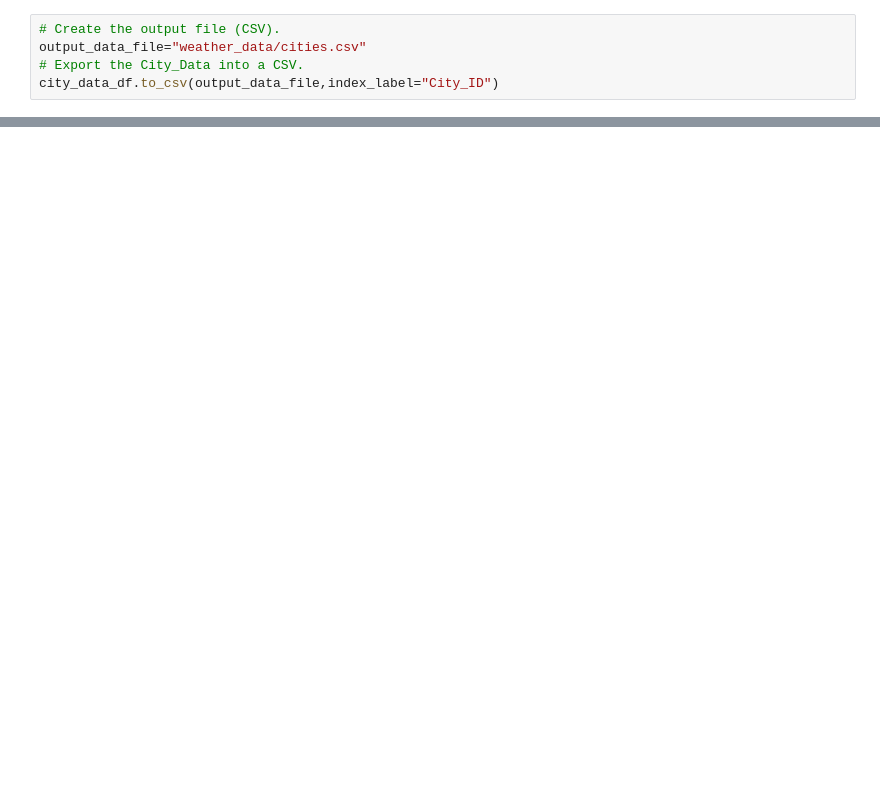
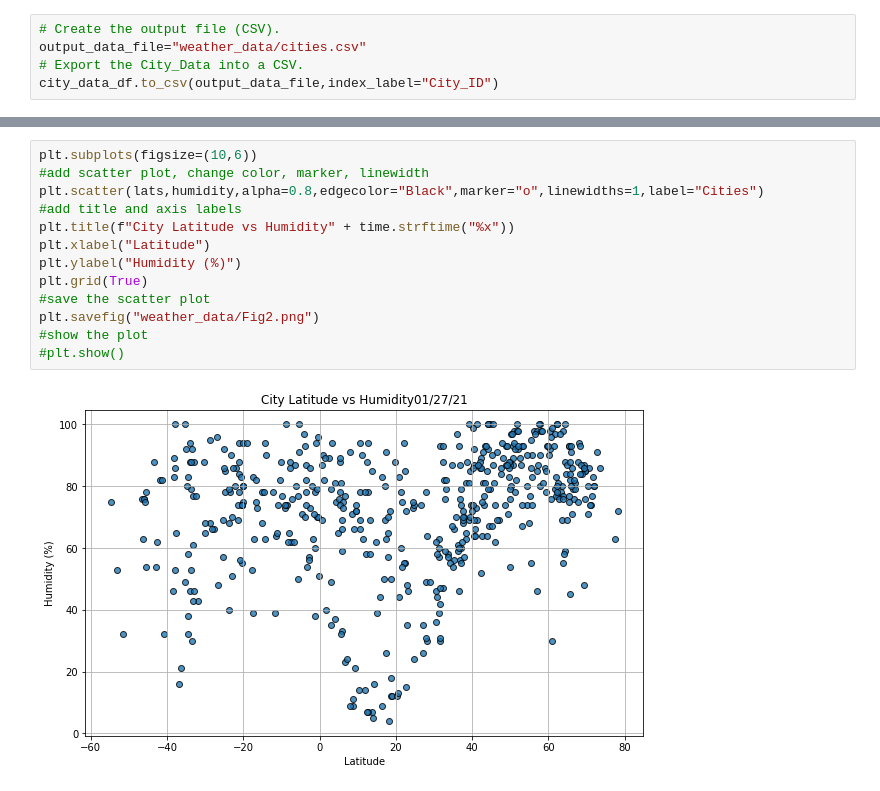
Before and after one commit to shireenkahlon/World_Weather_Analysis, a Jupyter notebook: WeatherPy.ipynb, the cells around one changed output, grey strips where cells are left out. Saved outputs shown, nothing was run; the diff lists cells and outputs as text; blank space fills up the shorter version.

```diff
--- a/WeatherPy.ipynb
+++ b/WeatherPy.ipynb
@@ -207,0 +225,15 @@ city_data_df.to_csv(output_data_file,index_label="City_ID")
+# %%
+plt.subplots(figsize=(10,6))
+#add scatter plot, change color, marker, linewidth
+plt.scatter(lats,humidity,alpha=0.8,edgecolor="Black",marker="o",linewidths=1,label="Cities")
+#add title and axis labels
+plt.title(f"City Latitude vs Humidity" + time.strftime("%x"))
+plt.xlabel("Latitude")
+plt.ylabel("Humidity (%)")
+plt.grid(True)
+#save the scatter plot
+plt.savefig("weather_data/Fig2.png")
+#show the plot
+#plt.show()
+# %% [output]
+[figure, added]
```
Also changed, not shown: parts of 13 cells of this notebook.
